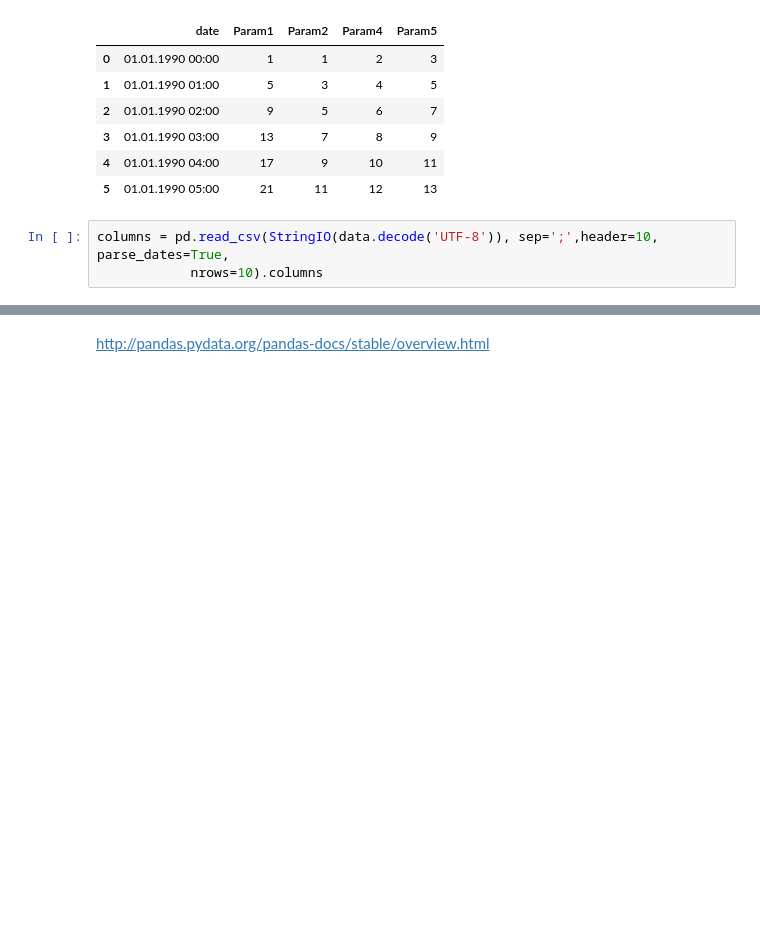
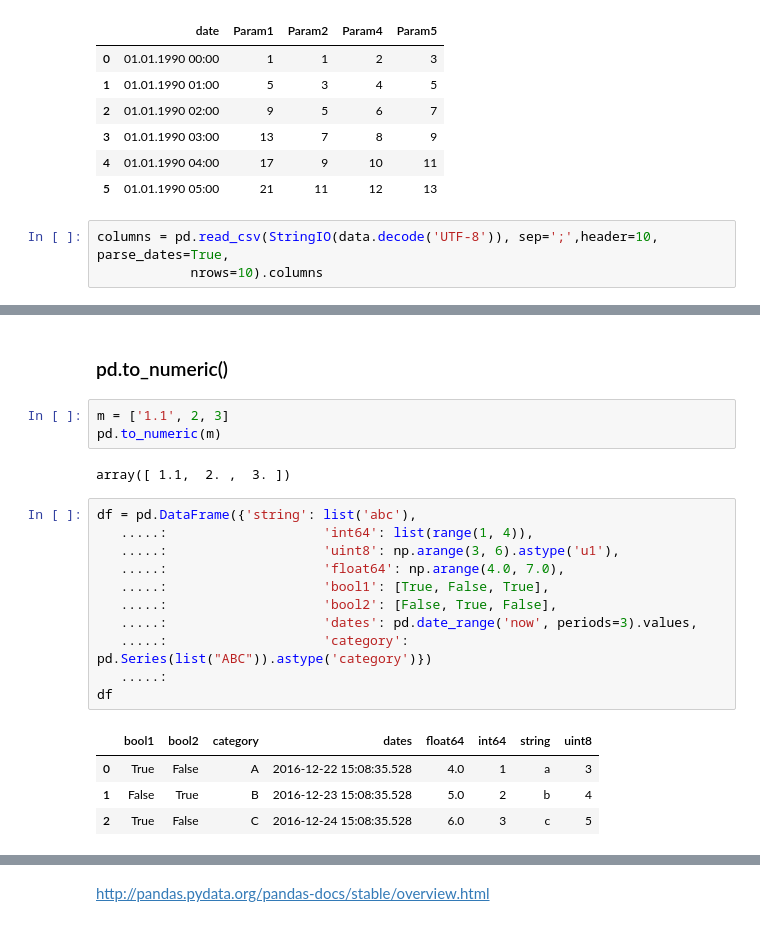
Before and after one commit to Wuyanan520/learn_pandas, a Jupyter notebook: learn_pandas.ipynb, the cells around one changed output, grey strips where cells are left out. Saved outputs shown, nothing was run; the diff lists cells and outputs as text; blank space fills up the shorter version.

```diff
--- a/learn_pandas.ipynb
+++ b/learn_pandas.ipynb
@@ -1492,0 +1625,23 @@ columns = pd.read_csv(StringIO(data.decode('UTF-8')), sep=';',header=10, parse_d
+# %% [markdown]
+### pd.to_numeric()
+# %%
+m = ['1.1', 2, 3]
+pd.to_numeric(m)
+# %% [output]
+array([ 1.1,  2. ,  3. ])
+# %%
+df = pd.DataFrame({'string': list('abc'),
+   .....:                    'int64': list(range(1, 4)),
+   .....:                    'uint8': np.arange(3, 6).astype('u1'),
+   .....:                    'float64': np.arange(4.0, 7.0),
+   .....:                    'bool1': [True, False, True],
+   .....:                    'bool2': [False, True, False],
+   .....:                    'dates': pd.date_range('now', periods=3).values,
+   .....:                    'category': pd.Series(list("ABC")).astype('category')})
+   .....:
+df
+# %% [output]
+|  | bool1 | bool2 | category | dates | float64 | int64 | string | uint8 |
+| 0 | True | False | A | 2016-12-22 15:08:35.528 | 4.0 | 1 | a | 3 |
+| 1 | False | True | B | 2016-12-23 15:08:35.528 | 5.0 | 2 | b | 4 |
+| 2 | True | False | C | 2016-12-24 15:08:35.528 | 6.0 | 3 | c | 5 |
```
Also changed, not shown: parts of 28 cells of this notebook.
